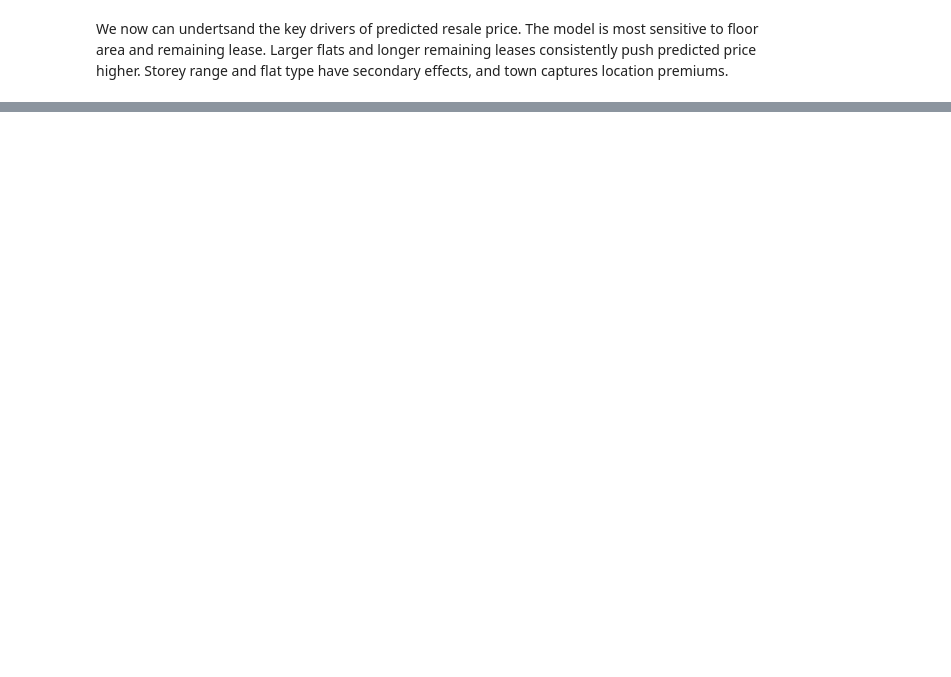
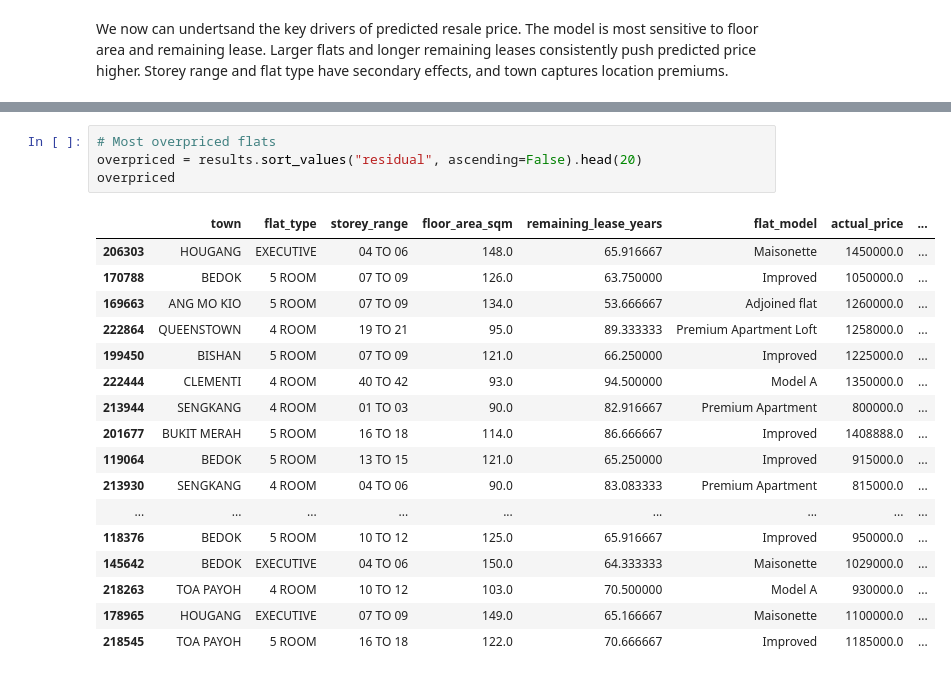
Before and after one commit to OthnielChang/hdb-resale-econometrics, a Jupyter notebook: dataAnalysis.ipynb, the cells around one changed output, grey strips where cells are left out. Drawn from its saved outputs; the diff is of its cells as text; blank space fills up the shorter version.

```diff
--- a/dataAnalysis.ipynb
+++ b/dataAnalysis.ipynb
@@ -233,0 +274,22 @@ shap.summary_plot(shap_values, X_test_enc, feature_names=feature_names, plot_typ
+# %%
+# Most overpriced flats
+overpriced = results.sort_values("residual", ascending=False).head(20)
+overpriced
+# %% [output]
+|  | town | flat_type | storey_range | floor_area_sqm | remaining_lease_years | flat_model | actual_price | ... |
+| 206303 | HOUGANG | EXECUTIVE | 04 TO 06 | 148.0 | 65.916667 | Maisonette | 1450000.0 | ... |
+| 170788 | BEDOK | 5 ROOM | 07 TO 09 | 126.0 | 63.750000 | Improved | 1050000.0 | ... |
+| 169663 | ANG MO KIO | 5 ROOM | 07 TO 09 | 134.0 | 53.666667 | Adjoined flat | 1260000.0 | ... |
+| 222864 | QUEENSTOWN | 4 ROOM | 19 TO 21 | 95.0 | 89.333333 | Premium Apartment Loft | 1258000.0 | ... |
+| 199450 | BISHAN | 5 ROOM | 07 TO 09 | 121.0 | 66.250000 | Improved | 1225000.0 | ... |
+| 222444 | CLEMENTI | 4 ROOM | 40 TO 42 | 93.0 | 94.500000 | Model A | 1350000.0 | ... |
+| 213944 | SENGKANG | 4 ROOM | 01 TO 03 | 90.0 | 82.916667 | Premium Apartment | 800000.0 | ... |
+| 201677 | BUKIT MERAH | 5 ROOM | 16 TO 18 | 114.0 | 86.666667 | Improved | 1408888.0 | ... |
+| 119064 | BEDOK | 5 ROOM | 13 TO 15 | 121.0 | 65.250000 | Improved | 915000.0 | ... |
+| 213930 | SENGKANG | 4 ROOM | 04 TO 06 | 90.0 | 83.083333 | Premium Apartment | 815000.0 | ... |
+| ... | ... | ... | ... | ... | ... | ... | ... | ... |
+| 118376 | BEDOK | 5 ROOM | 10 TO 12 | 125.0 | 65.916667 | Improved | 950000.0 | ... |
+| 145642 | BEDOK | EXECUTIVE | 04 TO 06 | 150.0 | 64.333333 | Maisonette | 1029000.0 | ... |
+| 218263 | TOA PAYOH | 4 ROOM | 10 TO 12 | 103.0 | 70.500000 | Model A | 930000.0 | ... |
+| 178965 | HOUGANG | EXECUTIVE | 07 TO 09 | 149.0 | 65.166667 | Maisonette | 1100000.0 | ... |
+| 218545 | TOA PAYOH | 5 ROOM | 16 TO 18 | 122.0 | 70.666667 | Improved | 1185000.0 | ... |
```
Also changed, not shown: parts of 7 cells of this notebook.
